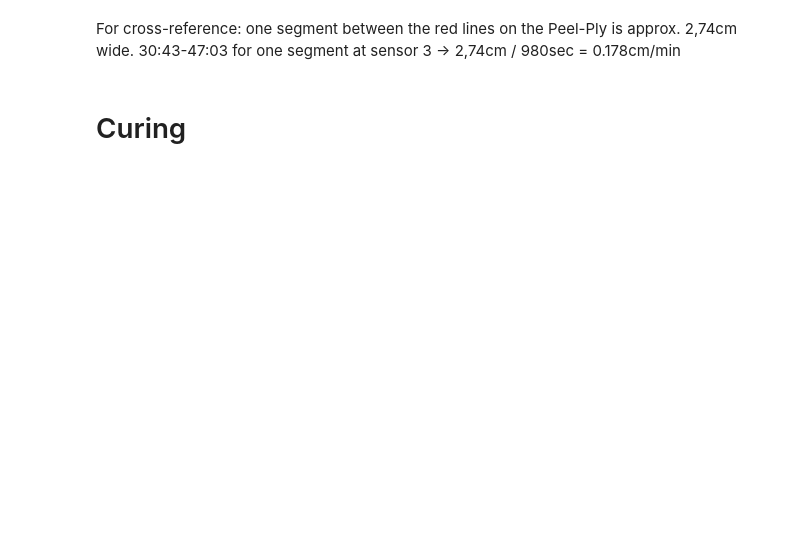
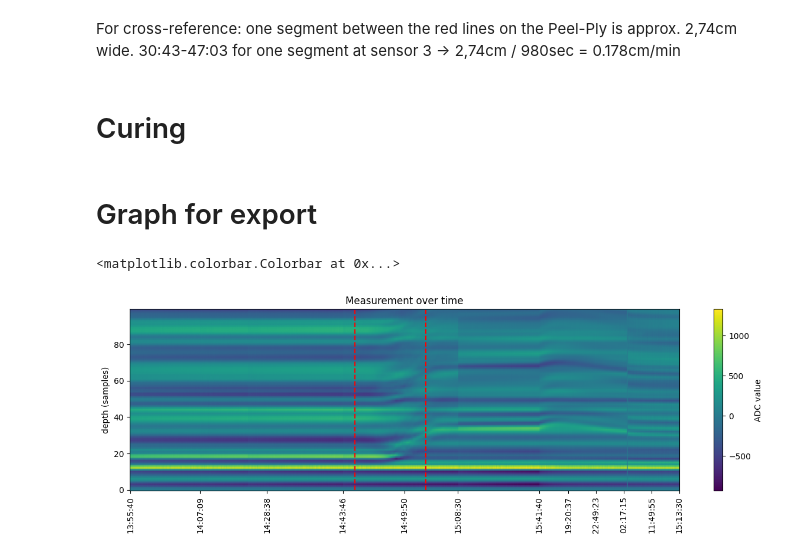
Before and after one commit to 13Bytes/wulpus, a Jupyter notebook: sw/flowfront_detection.ipynb, the cells around one changed output. Cells and saved outputs as stored; diff of their text form; code cells hidden in the pictures; blank space fills up the shorter version.

```diff
--- a/sw/flowfront_detection.ipynb
+++ b/sw/flowfront_detection.ipynb
@@ -425,3 +435,23 @@ one segment between the red lines on the Peel-Ply is approx. 2,74cm wide.
 30:43-47:03 for one segment at sensor 3 ->   2,74cm / 980sec = 0.178cm/min
 # %% [markdown]
 # Curing
+# %% [markdown]
+# Graph for export
+# %%
+fig, ax = plt.subplots(figsize=(15, 4))
+sensor_index = 3
+
+ax.set_title(f"Measurement over time")
+ax.set_ylabel("depth (samples)")
+im = ax.imshow(data[sensor_index]["y"].T, aspect='auto', cmap='viridis', origin='lower')
+format_time_xticks(ax, index=data[sensor_index]["x"], num_ticks=5, rotation=90)
+
+ground_truth = to_index_range(sensor["x"], ground_truth_us[sensor_index])
+# ax.axvspan(ground_truth[0], ground_truth[1], color="green", alpha=0.15, label="Ground truth")
+ax.vlines(ground_truth[0], ymin=0, ymax=99, colors='red', linestyles='--', label="Flowfront start")
+ax.vlines(ground_truth[1], ymin=0, ymax=99, colors='red', linestyles='--', label="Flowfront end")
+
+plt.colorbar(im, label='ADC value')
+# %% [output]
+<matplotlib.colorbar.Colorbar at 0x...>
+[figure, added]
```
Also changed, not shown: parts of 1 cell of this notebook.
